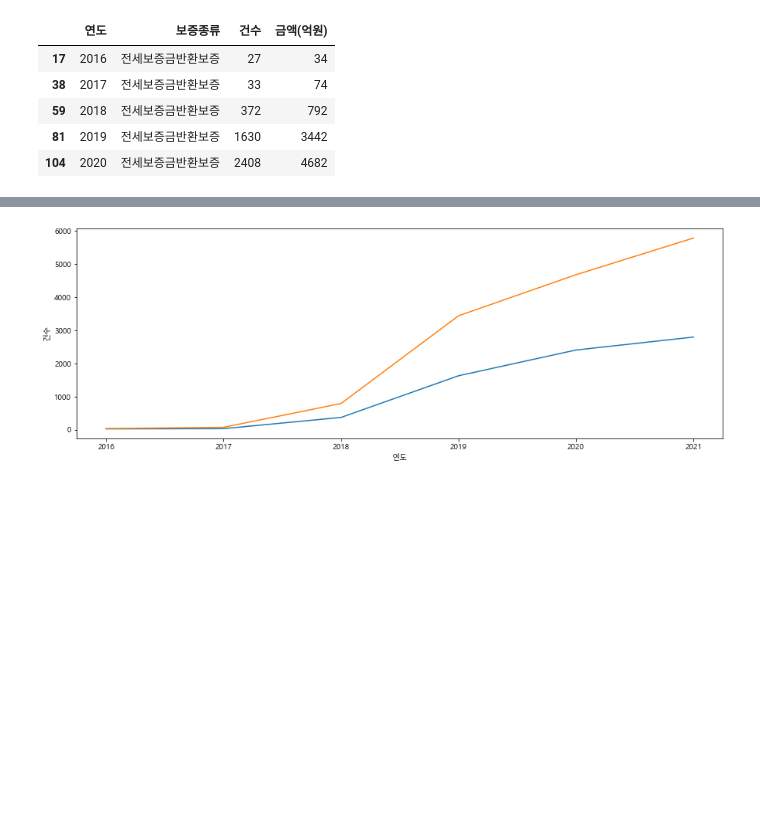
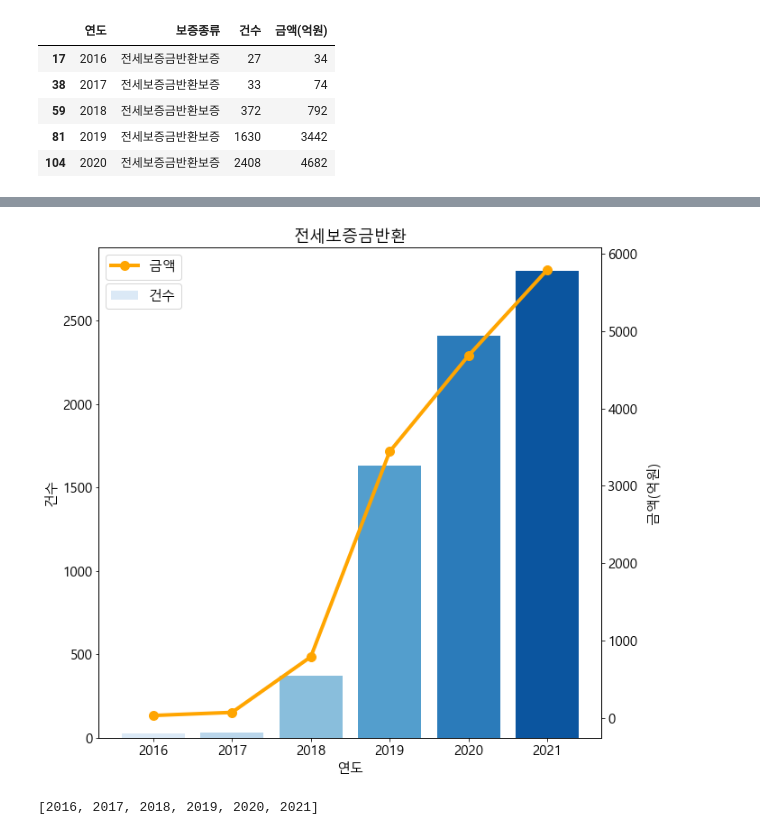
Before and after one commit to Minah-Seong/Project_Can, a Jupyter notebook: warranty.ipynb, the cells around one changed output, grey strips where cells are left out. Cells and saved outputs as stored; diff of their text form; code cells hidden in the pictures; blank space fills up the shorter version.

```diff
--- a/warranty.ipynb
+++ b/warranty.ipynb
@@ -36,7 +46,26 @@ df['금액(억원)'] = pd.to_numeric(df['금액(억원)'])
 # %%
-plt.figure(figsize=(15, 5))
-sns.lineplot(x='연도', y='건수', data=df)
-sns.lineplot(x='연도', y='금액(억원)', data=df)
+colors = sns.color_palette('Blues',len(df['연도']))
+
+plt.rcParams['font.size'] = 15
+plt.rcParams['figure.figsize'] = (10, 10)
+
+fig, ax1 = plt.subplots()
+
+ax1.bar(df['연도'], df['건수'], color=colors, label='건수')
+ax1.legend(loc='upper left', bbox_to_anchor=(0, 0.94))
+ax1.set_xlabel('연도')
+ax1.set_ylabel('건수')
+
+ax2 = ax1.twinx()
+ax2.plot(df['연도'], df['금액(억원)'], linewidth=4, color ='orange', marker='o', markersize=10, label='금액')
+ax2.legend(loc='upper left')
+ax2.set_ylabel('금액(억원)', labelpad=10)
+
+plt.title('전세보증금반환')
 plt.show()
 # %% [output]
-[figure, old version]
+[figure, new version]
+# %%
+list(df['연도'])
+# %% [output]
+[2016, 2017, 2018, 2019, 2020, 2021]
```
Also changed, not shown: parts of 1 cell of this notebook, 1 other file.
